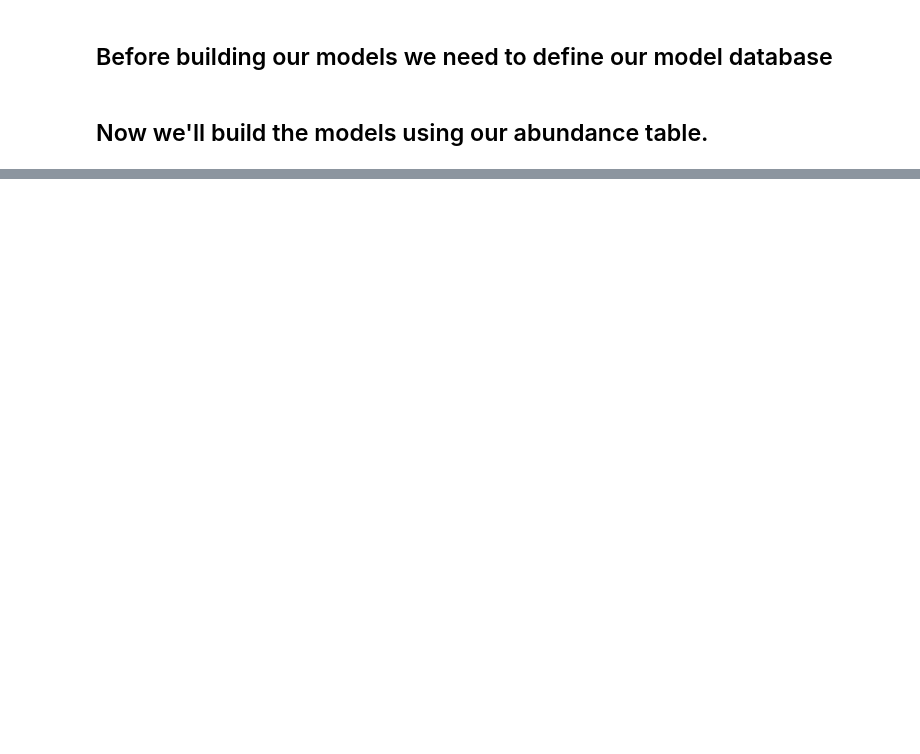
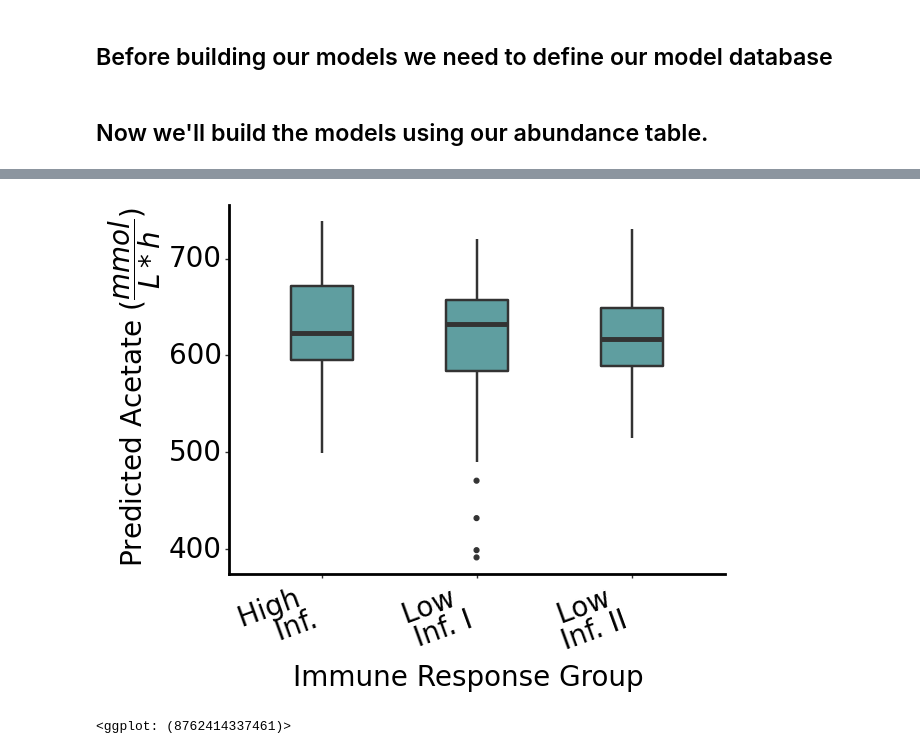
Before and after one commit to Gibbons-Lab/scfa_predictions, a Jupyter notebook: notebooks/fiber_study.ipynb, the cells around one changed output, grey strips where cells are left out. Saved outputs shown, nothing was run; the diff lists cells and outputs as text; code cells hidden in the pictures; blank space fills up the shorter version.

```diff
--- a/notebooks/fiber_study.ipynb
+++ b/notebooks/fiber_study.ipynb
@@ -177,13 +136,16 @@ plt2
 # %%
-plt3 = (ggplot(
-        scfa[(scfa.timepoint!='8')&(scfa.timepoint!='9')], aes(x = 'group', y = 'ac[e]'))
+plt3 = (ggplot(scfa,
+        aes(x = 'immune_group', y = 'ac[e]'))
         +geom_boxplot(fill = 'cadetblue',size = 1, width = 0.4)
         +labs(x = 'Immune Response Group', y = 'Predicted Acetate ($\dfrac{mmol}{L*h}$)')
         +scale_x_discrete(limits = ['HighInflammation','LowInflammationI','LowInflammationII'],
                           labels = ['High \n Inf.', 'Low \n Inf. I', 'Low \n Inf. II'])
         +theme(text = element_text(size=20, color = 'black'),panel_background=element_rect(fill = "white",
                                 colour = "white",size = 0.5, linetype = "solid"),panel_grid= element_blank(),
                                 axis_line = element_line(size = 2, linetype = "solid",colour = "black"),
                                 legend_position='right',axis_text_x=element_text(rotation = 20, hjust = 1)))
-plt
+plt3
+# %% [output]
+[figure, added]
+<ggplot: (8762414337461)>
 # %%
```
Also changed, not shown: parts of 28 cells of this notebook, 1 other file.
